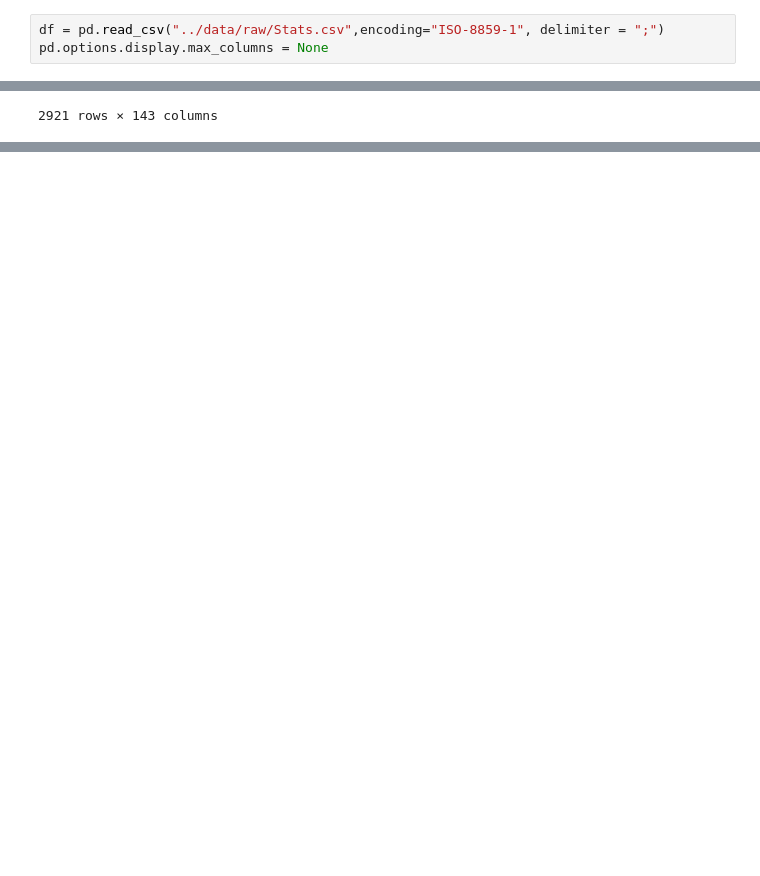
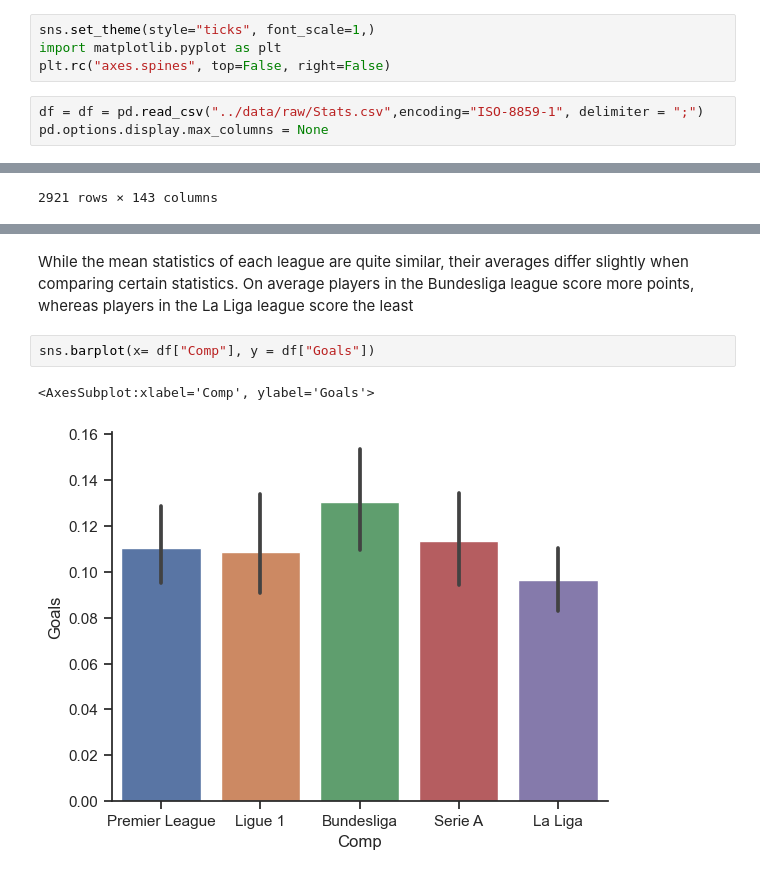
Before and after one commit to ubco-W2022T1-cosc301/project-group-25, a Jupyter notebook: notebooks/analysis2.ipynb, the cells around one changed output, grey strips where cells are left out. Drawn from its saved outputs; the diff is of its cells as text; blank space fills up the shorter version.

```diff
--- a/notebooks/analysis2.ipynb
+++ b/notebooks/analysis2.ipynb
@@ -9,5 +12,9 @@ import pandas as pd
+# %%
+sns.set_theme(style="ticks", font_scale=1,)
+import matplotlib.pyplot as plt
+plt.rc("axes.spines", top=False, right=False)
 # %%
-df = pd.read_csv("../data/raw/Stats.csv",encoding="ISO-8859-1", delimiter = ";")
+df = df = pd.read_csv("../data/raw/Stats.csv",encoding="ISO-8859-1", delimiter = ";")
 pd.options.display.max_columns = None
 # %%
 df
@@ -27,0 +94,7 @@ df
+# %% [markdown]
+While the mean statistics of each league are quite similar, their averages differ slightly when comparing certain statistics. On average players in the Bundesliga league score more points, whereas players in the La Liga league score the least
+# %%
+sns.barplot(x= df["Comp"], y = df["Goals"])
+# %% [output]
+<AxesSubplot:xlabel='Comp', ylabel='Goals'>
+[figure, added]
```
Also changed, not shown: parts of 29 cells of this notebook, 3 other files.
